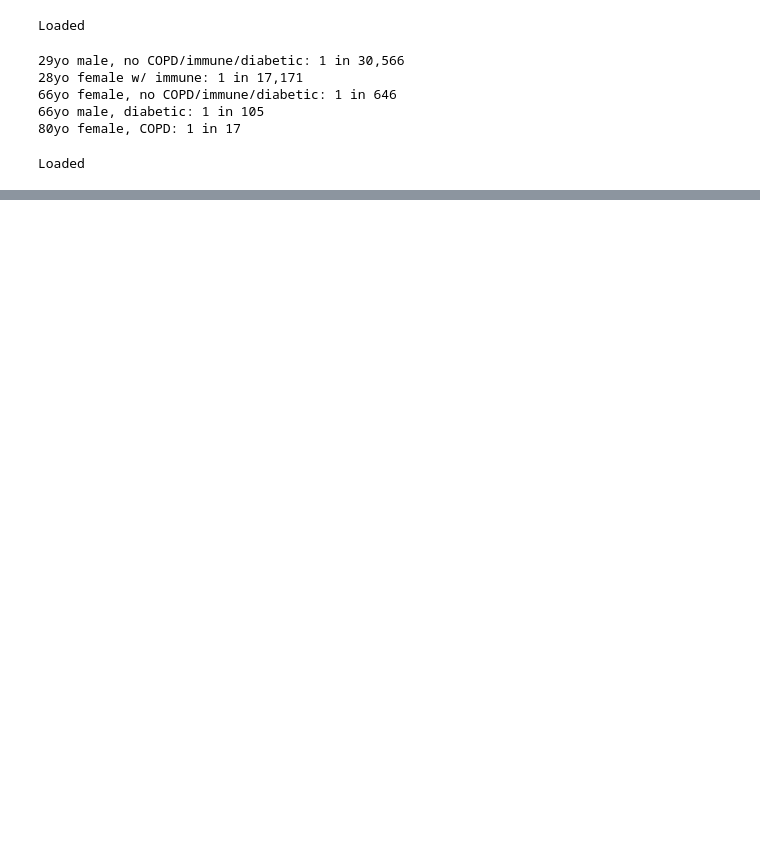
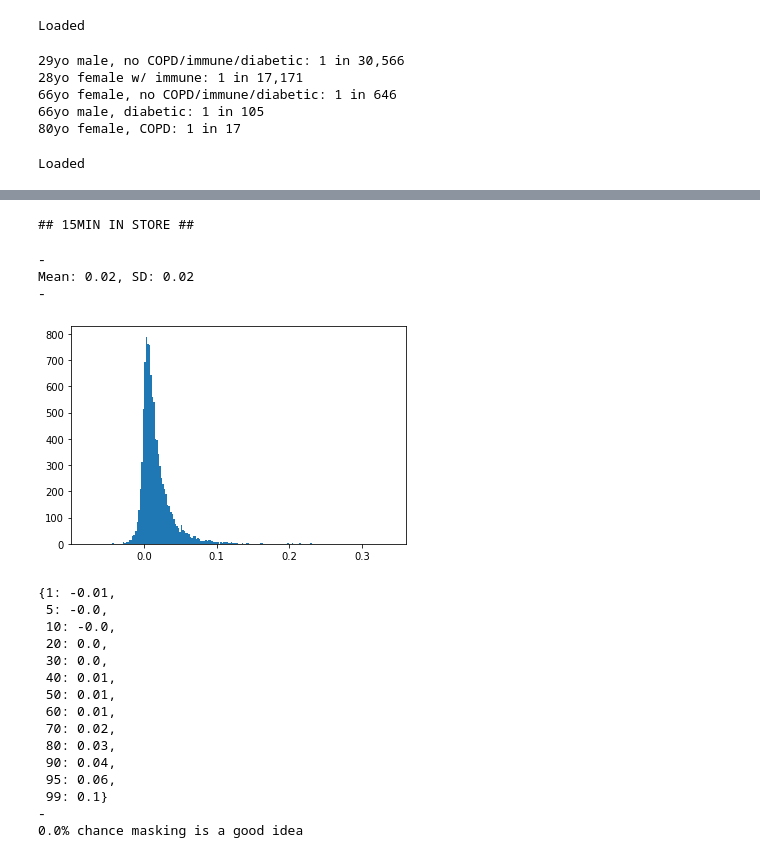
Before and after one commit to peterhurford/public-botecs, a Jupyter notebook: Should I mask?.ipynb, the cells around one changed output, grey strips where cells are left out. Cells and saved outputs as stored; diff of their text form; code cells hidden in the pictures; blank space fills up the shorter version.

```diff
--- a/Should I mask?.ipynb
+++ b/Should I mask?.ipynb
@@ -189,0 +192,37 @@ Mean: 1.41, SD: 1.3
+# %%
+print('## 15MIN IN STORE ##')
+p_covid_infection_g_no_mask = sq.to(0.1/M, 1/M) # https://www.microcovid.org/?distance=sixFt&duration=15&interaction=oneTime&personCount=1&riskProfile=average&scenarioName=custom&setting=plane&subLocation=US_39061&theirMask=none&theirVaccine=vaccinated&topLocation=US_39&voice=silent&yourMask=none&yourVaccineDoses=3&yourVaccineType=moderna
+p_covid_infection_g_mask = sq.to(0.04/M, 0.3/M) # https://www.microcovid.org/?distance=sixFt&duration=15&interaction=oneTime&personCount=1&riskProfile=average&scenarioName=custom&setting=plane&subLocation=US_39061&theirMask=none&theirVaccine=vaccinated&topLocation=US_39&voice=silent&yourMask=none&yourVaccineDoses=3&yourVaccineType=moderna
+samples = sq.sample(value_lost_from_covid(p_covid_infection_g_no_mask - p_covid_infection_g_mask), n=n_samples, verbose=True)
+
+print('-')
+print('Mean: {}, SD: {}'.format(round(np.mean(samples), 2),
+                                round(np.std(samples), 2)))
+print('-')
+hist(samples)
+pprint(sq.get_percentiles(samples, digits=2))
+
+print('-')
+willingness_to_pay_to_avoid_masking = 0.50
+print('{}% chance masking is a good idea'.format(sum([s > willingness_to_pay_to_avoid_masking for s in samples]) / n_samples * 100))
+# %% [output]
+## 15MIN IN STORE ##
+-
+Mean: 0.02, SD: 0.02
+-
+[figure, added]
+{1: -0.01,
+ 5: -0.0,
+ 10: -0.0,
+ 20: 0.0,
+ 30: 0.0,
+ 40: 0.01,
+ 50: 0.01,
+ 60: 0.01,
+ 70: 0.02,
+ 80: 0.03,
+ 90: 0.04,
+ 95: 0.06,
+ 99: 0.1}
+-
+0.0% chance masking is a good idea
```
Also changed, not shown: parts of 2 cells of this notebook.
